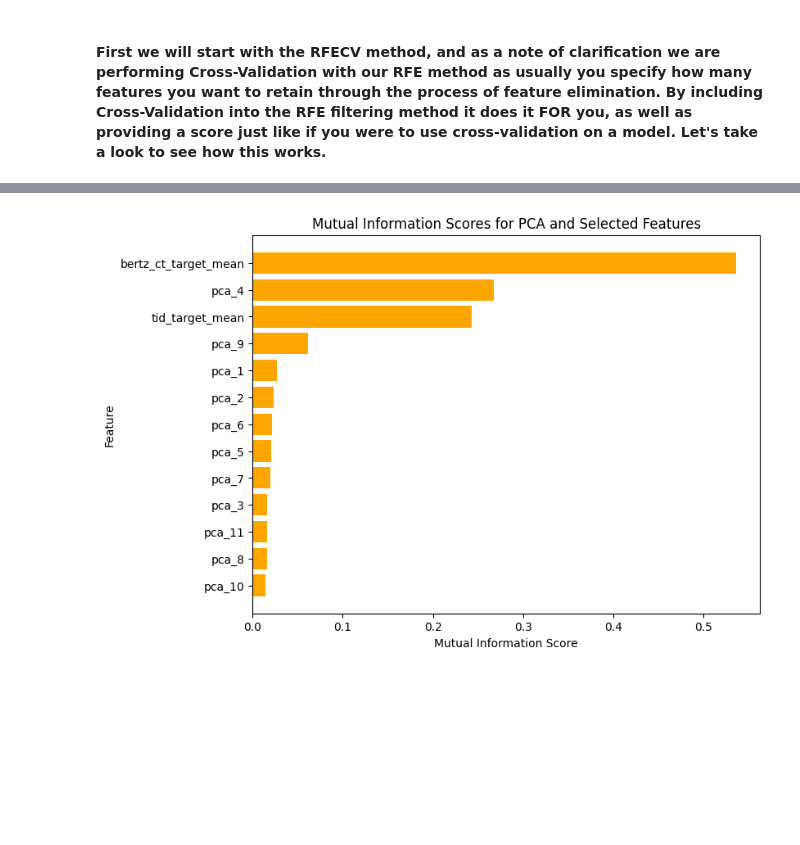
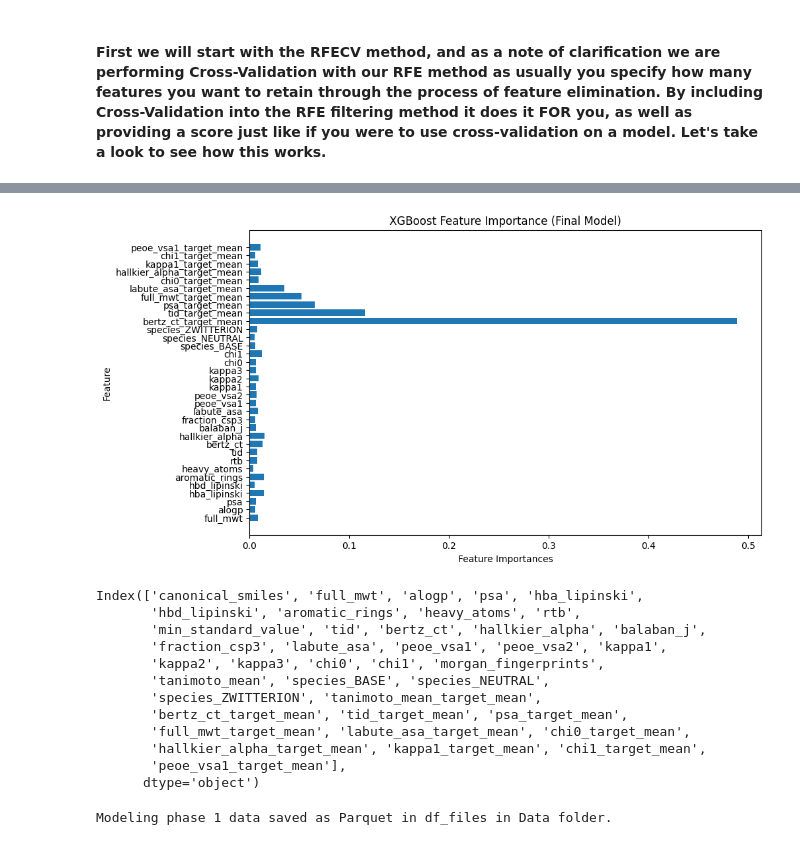
Before and after one commit to Taliwat/BioPred, a Jupyter notebook: Phase_1/Notebooks/phase_1_fe.ipynb, the cells around one changed output, grey strips where cells are left out. Saved outputs shown, nothing was run; the diff lists cells and outputs as text; code cells hidden in the pictures; blank space fills up the shorter version.

Commit message:
moving to modeling for phase 1, finished for now with EDA and FE.  still need to go through and doc.

```diff
--- a/Phase_1/Notebooks/phase_1_fe.ipynb
+++ b/Phase_1/Notebooks/phase_1_fe.ipynb
@@ -347,18 +254,58 @@ pca_df[feats_for_concat] = feat_fil_df[feats_for_concat].reset_index(drop = True
-# %%
-# Compute MI Scores on new combined data
-y = feat_fil_df['min_standard_value']
-mi_scores_pca = mutual_info_regression(pca_df, y)
-
-mi_scores_df = pd.DataFrame({'Feature': pca_df.columns, 'MI Score': mi_scores_pca})
-mi_scores_df = mi_scores_df.sort_values(by = 'MI Score', ascending = False)
-
-# Plot the new scores
-plt.figure(figsize=(8, 6))
-plt.barh(mi_scores_df['Feature'], mi_scores_df['MI Score'], color='orange')
-plt.xlabel("Mutual Information Score")
-plt.ylabel("Feature")
-plt.title("Mutual Information Scores for PCA and Selected Features")
-plt.gca().invert_yaxis()
-plt.show()
-# %% [output]
-[figure, removed]
+# %%
+#Retrain the model again with the selected features without the CV
+X_selected = X[selected_features_xgb].copy()
+X_selected = X_selected.reset_index(drop = True)
+
+X_selected_np = X_selected.to_numpy()
+
+final_xgb = XGBRegressor(
+    n_estimators=300,
+    learning_rate=0.05,
+    max_depth=7,
+    min_child_weight=5,
+    random_state=42,
+    n_jobs=-1
+)
+
+final_xgb.fit(X_selected_np, y)
+
+# Now get feature importances from this second model
+importances = final_xgb.feature_importances_
+
+# Step 3: Plot Feature Importances from the FINAL trained model
+plt.figure(figsize=(10, 6))
+plt.barh(X_selected.columns, importances)
+plt.xlabel("Feature Importances")
+plt.ylabel("Feature")
+plt.title("XGBoost Feature Importance (Final Model)")
+plt.show()
+# %% [output]
+[figure, added]
+# %%
+feat_fil_df.columns
+# %% [output]
+Index(['canonical_smiles', 'full_mwt', 'alogp', 'psa', 'hba_lipinski',
+       'hbd_lipinski', 'aromatic_rings', 'heavy_atoms', 'rtb',
+       'min_standard_value', 'tid', 'bertz_ct', 'hallkier_alpha', 'balaban_j',
+       'fraction_csp3', 'labute_asa', 'peoe_vsa1', 'peoe_vsa2', 'kappa1',
+       'kappa2', 'kappa3', 'chi0', 'chi1', 'morgan_fingerprints',
+       'tanimoto_mean', 'species_BASE', 'species_NEUTRAL',
+       'species_ZWITTERION', 'tanimoto_mean_target_mean',
+       'bertz_ct_target_mean', 'tid_target_mean', 'psa_target_mean',
+       'full_mwt_target_mean', 'labute_asa_target_mean', 'chi0_target_mean',
+       'hallkier_alpha_target_mean', 'kappa1_target_mean', 'chi1_target_mean',
+       'peoe_vsa1_target_mean'],
+      dtype='object')
+# %%
+# Save the top features to a new df, remembering to add back in the ones we dropped earlier.
+ph1_df = feat_fil_df[['morgan_fingerprints', 'chi1_target_mean', 'min_standard_value',
+                'bertz_ct_target_mean', 'tid_target_mean', 'psa_target_mean',
+                'full_mwt_target_mean', 'labute_asa_target_mean', 'hba_lipinski',
+                'aromatic_rings', 'hallkier_alpha', 'peoe_vsa1_target_mean'
+                ]]
+
+file_path = "/home/azureuser/cloudfiles/code/Users/kalpha1865/BioPred/Data/df_files/modeling_phase_1.parquet"
+ph1_df.to_parquet(file_path, index = False)
+print("Modeling phase 1 data saved as Parquet in df_files in Data folder.")
+# %% [output]
+Modeling phase 1 data saved as Parquet in df_files in Data folder.
```
Also changed, not shown: parts of 16 cells of this notebook.
